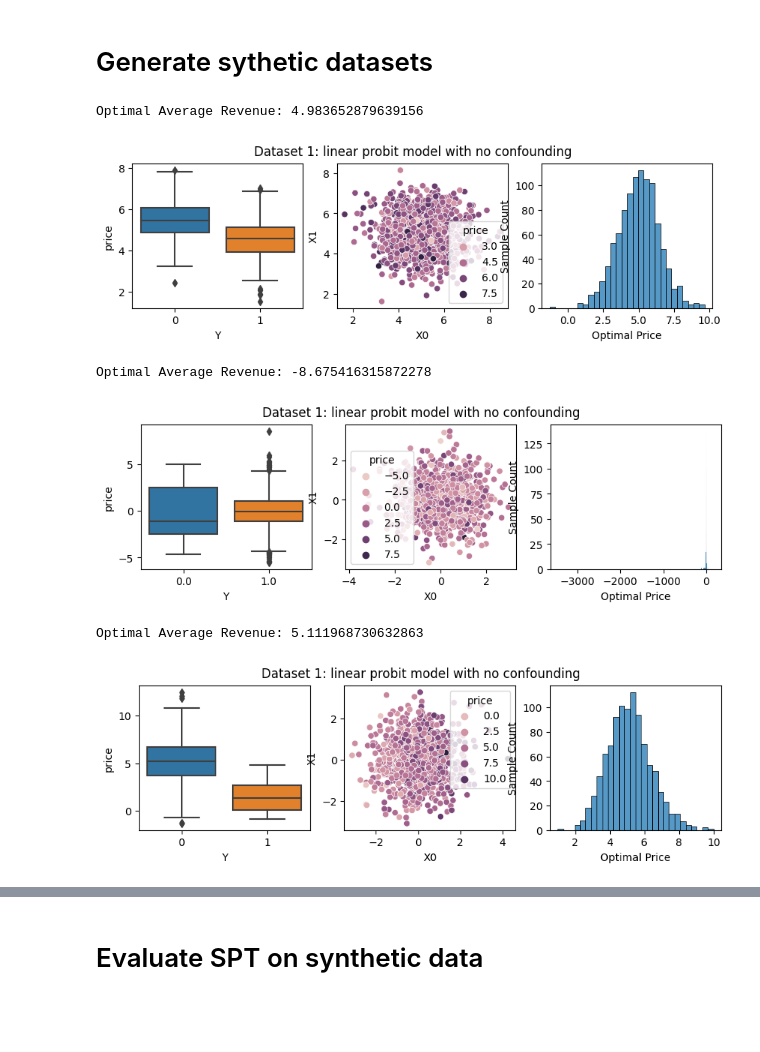
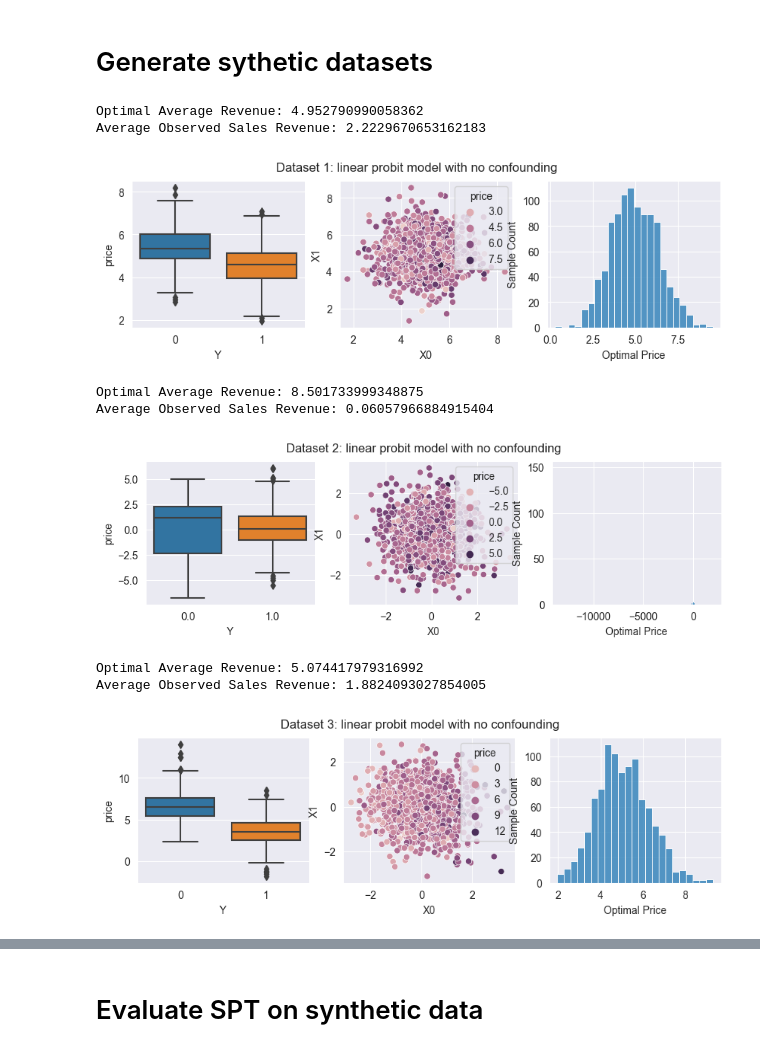
Before and after one commit to lentin26/risk-averse-trees, a Jupyter notebook: experiment.ipynb, the cells around one changed output, grey strips where cells are left out. Saved outputs shown, nothing was run; the diff lists cells and outputs as text; code cells hidden in the pictures; blank space fills up the shorter version.

```diff
--- a/experiment.ipynb
+++ b/experiment.ipynb
@@ -25,7 +33,7 @@ def max_plot(results, title):
     scatter plot of the first two covariates and price, and a histogram
     of the optimal price over the distribution of individuals.
     """
-    fig, ax = plt.subplots(1, 3, figsize=(10, 2.5))
+    fig, ax = plt.subplots(1, 3, figsize=(10, 3))
 
     sns.boxplot(data=results, x='Y', y='price', ax = ax[0])
     sns.scatterplot(data=results, x='X0', y='X1', hue='price', ax=ax[1])
@@ -35,24 +43,31 @@ def max_plot(results, title):
     ax[2].set_ylabel("Sample Count")
     ax[2].set_xlabel("Optimal Price")
 
-    print('Optimal Average Revenue:', results.optimal_price.sum()/len(results))
+    print('Optimal Average Revenue:', results.loc[results.optimal_price > 0, 'optimal_price'].sum() / len(results))
+    print("Average Observed Sales Revenue:", results.loc[results.Y == 1, 'price'].sum() / len(results))
 # %%
 # plot dataset 1
-results = data_generator.generate_data(model_id=1, n_samples=1000)
-max_plot(results, "Dataset 1: linear probit model with no confounding")
+model_id = 1
+results = data_generator.generate_data(model_id=model_id, n_samples=1000)
+max_plot(results, "Dataset {}: linear probit model with no confounding".format(model_id))
 # %% [output]
-Optimal Average Revenue: 4.983652879639156
+Optimal Average Revenue: 4.952790990058362
+Average Observed Sales Revenue: 2.2229670653162183
-[figure, old version]
+[figure, new version]
 # %%
 # plot dataset 2
-results = data_generator.generate_data(model_id=2, n_samples=1000)
-max_plot(results, "Dataset 1: linear probit model with no confounding")
+model_id = 2
+results = data_generator.generate_data(model_id=model_id, n_samples=1000)
+max_plot(results, "Dataset {}: linear probit model with no confounding".format(model_id))
 # %% [output]
-Optimal Average Revenue: -8.675416315872278
+Optimal Average Revenue: 8.501733999348875
+Average Observed Sales Revenue: 0.06057966884915404
-[figure, old version]
+[figure, new version]
 # %%
-results = data_generator.generate_data(model_id=3, n_samples=1000)
-max_plot(results, "Dataset 1: linear probit model with no confounding")
+model_id = 3
+results = data_generator.generate_data(model_id=model_id, n_samples=1000)
+max_plot(results, "Dataset {}: linear probit model with no confounding".format(model_id))
 # %% [output]
-Optimal Average Revenue: 5.111968730632863
+Optimal Average Revenue: 5.074417979316992
+Average Observed Sales Revenue: 1.8824093027854005
-[figure, old version]
+[figure, new version]
```
Also changed, not shown: parts of 37 cells of this notebook, 2 other files.
